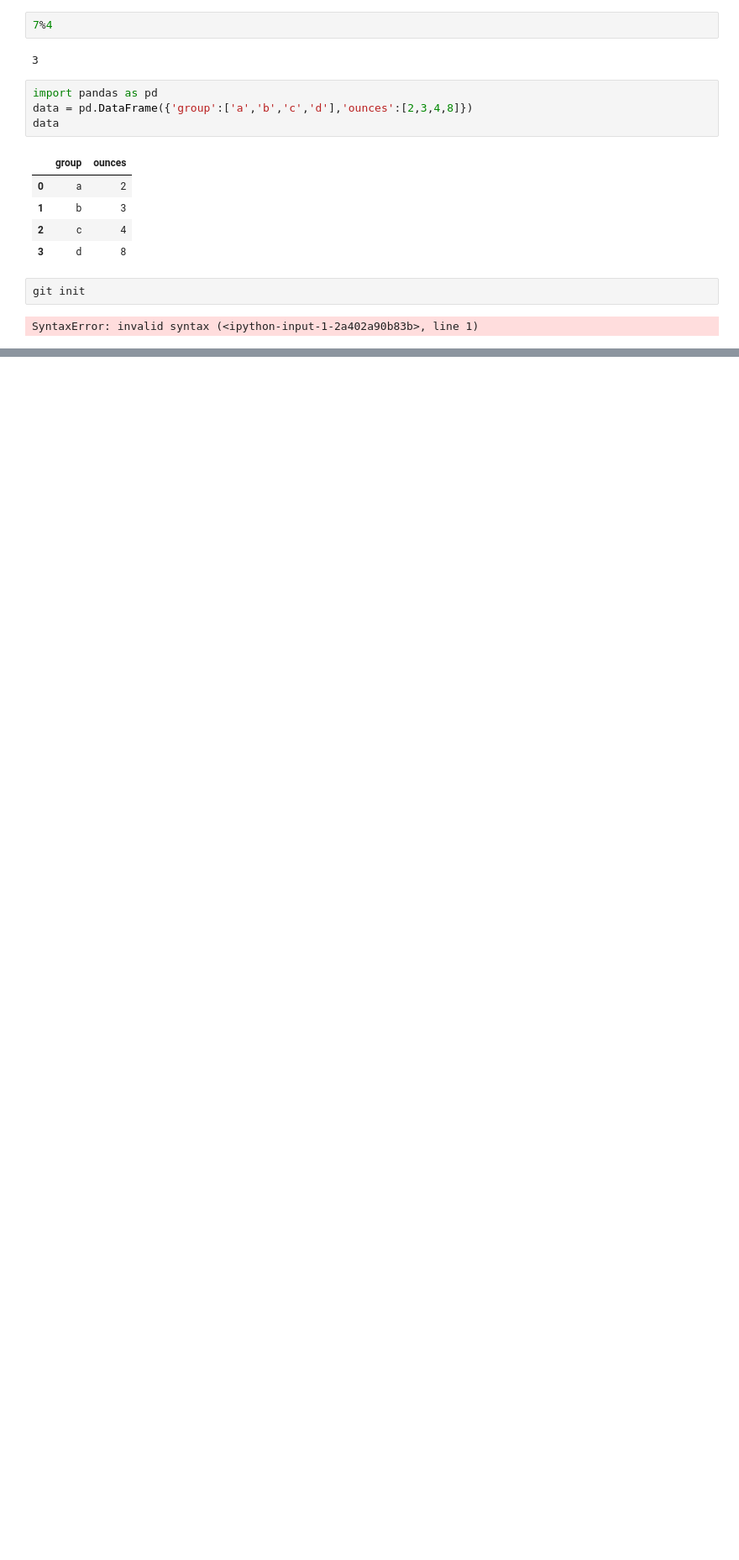
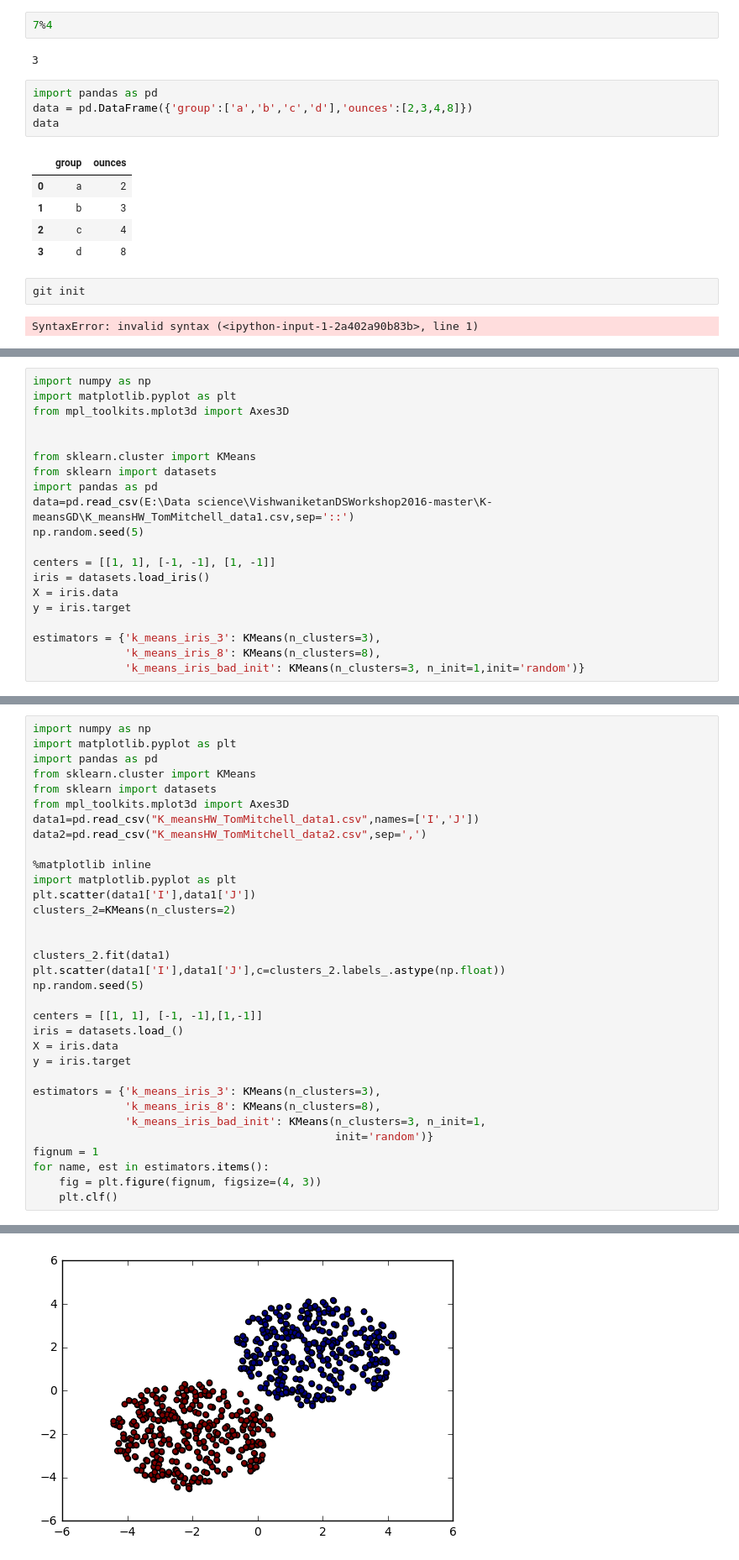
Before and after one commit to SnehaNPatil/DataScience1, a Jupyter notebook: Untitled.ipynb, the cells around one changed output, grey strips where cells are left out. Shown: that part at 84% size. Cells and saved outputs as stored; diff of their text form; blank space fills up the shorter version.

```diff
--- a/Untitled.ipynb
+++ b/Untitled.ipynb
@@ -28,0 +52,20 @@ SyntaxError: invalid syntax (<ipython-input-1-2a402a90b83b>, line 1)
+# %%
+import numpy as np
+import matplotlib.pyplot as plt
+from mpl_toolkits.mplot3d import Axes3D
+
+
+from sklearn.cluster import KMeans
+from sklearn import datasets
+import pandas as pd
+data=pd.read_csv(E:\Data science\VishwaniketanDSWorkshop2016-master\K-meansGD\K_meansHW_TomMitchell_data1.csv,sep='::')
+np.random.seed(5)
+
+centers = [[1, 1], [-1, -1], [1, -1]]
+iris = datasets.load_iris()
+X = iris.data
+y = iris.target
+
+estimators = {'k_means_iris_3': KMeans(n_clusters=3),
+              'k_means_iris_8': KMeans(n_clusters=8),
+              'k_means_iris_bad_init': KMeans(n_clusters=3, n_init=1,init='random')}
@@ -28,0 +154,34 @@ SyntaxError: invalid syntax (<ipython-input-1-2a402a90b83b>, line 1)
+# %%
+import numpy as np
+import matplotlib.pyplot as plt
+import pandas as pd
+from sklearn.cluster import KMeans
+from sklearn import datasets
+from mpl_toolkits.mplot3d import Axes3D
+data1=pd.read_csv("K_meansHW_TomMitchell_data1.csv",names=['I','J'])
+data2=pd.read_csv("K_meansHW_TomMitchell_data2.csv",sep=',')
+
+%matplotlib inline
+import matplotlib.pyplot as plt
+plt.scatter(data1['I'],data1['J'])
+clusters_2=KMeans(n_clusters=2)
+
+
+clusters_2.fit(data1)
+plt.scatter(data1['I'],data1['J'],c=clusters_2.labels_.astype(np.float))
+np.random.seed(5)
+
+centers = [[1, 1], [-1, -1],[1,-1]]
+iris = datasets.load_()
+X = iris.data
+y = iris.target
+
+estimators = {'k_means_iris_3': KMeans(n_clusters=3),
+              'k_means_iris_8': KMeans(n_clusters=8),
+              'k_means_iris_bad_init': KMeans(n_clusters=3, n_init=1,
+                                              init='random')}
+fignum = 1
+for name, est in estimators.items():
+    fig = plt.figure(fignum, figsize=(4, 3))
+    plt.clf()
+# %% [output]
@@ -28,0 +189 @@ SyntaxError: invalid syntax (<ipython-input-1-2a402a90b83b>, line 1)
+[figure, added]
```
Also changed, not shown: parts of 40 cells of this notebook.
